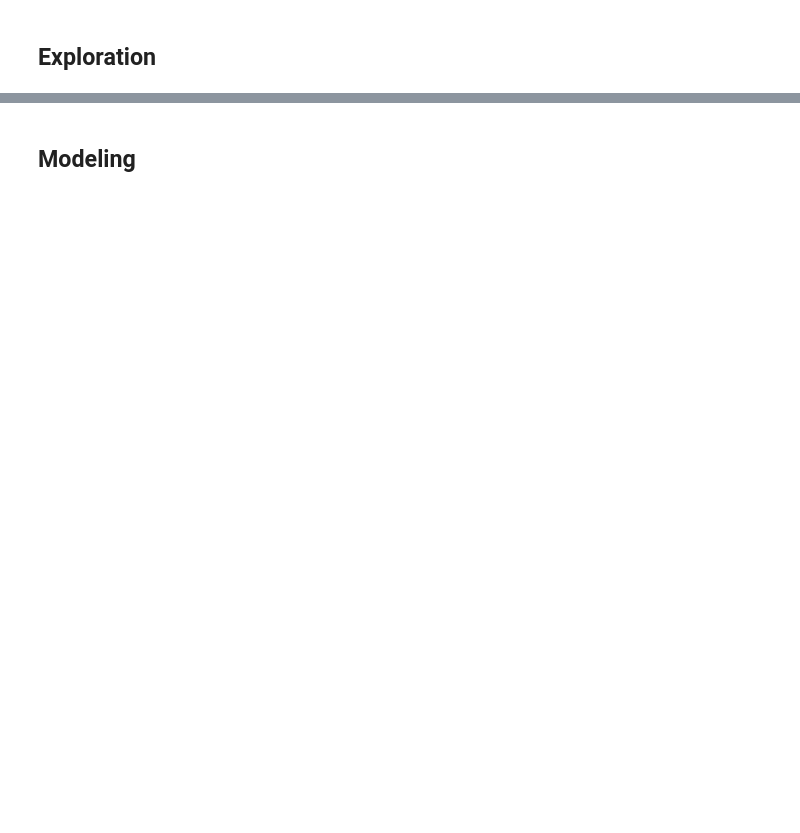
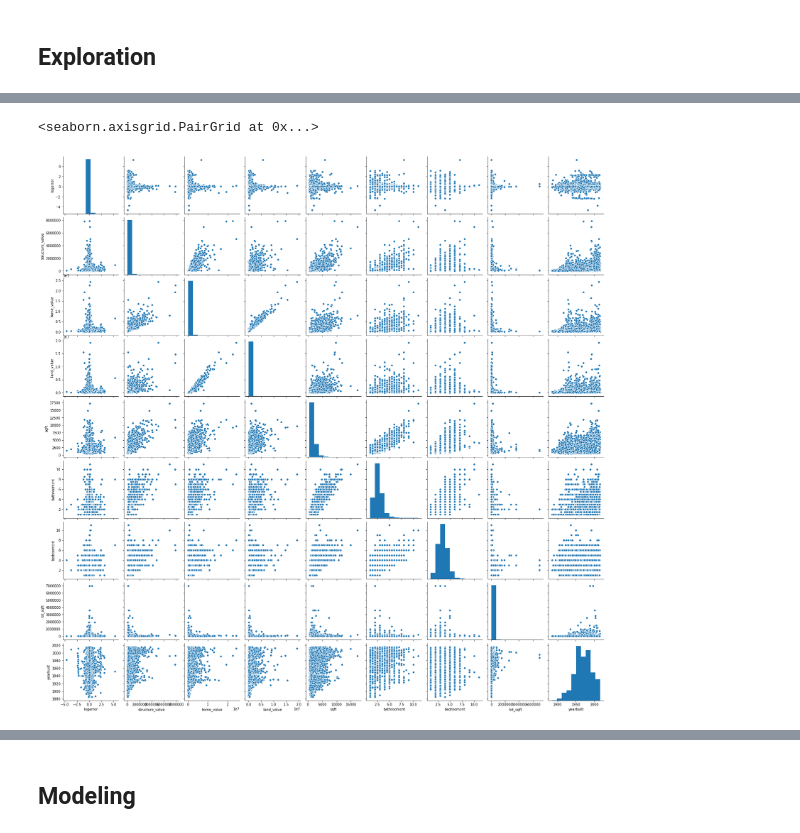
Before and after one commit to Brandon-Martinez27/clustering_project, a Jupyter notebook: zillow_clustering_project.ipynb, the cells around one changed output, grey strips where cells are left out. Cells and saved outputs as stored; diff of their text form; code cells hidden in the pictures; blank space fills up the shorter version.

```diff
--- a/zillow_clustering_project.ipynb
+++ b/zillow_clustering_project.ipynb
@@ -47,0 +147,19 @@ memory usage: 38.1+ MB
+# %%
+# Continuous valued columns to use median to replace nulls
+
+cols = [
+    "structuretaxvaluedollarcnt",
+    "taxamount",
+    "taxvaluedollarcnt",
+    "landtaxvaluedollarcnt",
+    "structuretaxvaluedollarcnt",
+    "calculatedfinishedsquarefeet",
+    "lotsizesquarefeet"
+]
+
+
+for col in cols:
+    median = train[col].median()
+    train[col].fillna(median, inplace=True)
+    validate[col].fillna(median, inplace=True)
+    test[col].fillna(median, inplace=True)
@@ -47,0 +174,14 @@ memory usage: 38.1+ MB
+# %%
+# rename columns for easy reading
+cols_to_rename = {
+    'regionidzip': 'zipcode',
+    'calculatedfinishedsquarefeet': 'sqft',
+    'taxvaluedollarcnt': 'home_value',
+    'lotsizesquarefeet': 'lot_sqft',
+    'propertylandusetypeid': 'property_type',
+    'structuretaxvaluedollarcnt': 'structure_value',
+    'landtaxvaluedollarcnt': 'land_value'
+    ''}
+train = train.rename(columns=cols_to_rename)
+validate = validate.rename(columns=cols_to_rename)
+test = validate.rename(columns=cols_to_rename)
@@ -49,0 +252,14 @@ memory usage: 38.1+ MB
+# %%
+sns.pairplot(train[[
+    "logerror",
+    "structure_value",
+    "home_value",
+    "land_value",
+    "sqft",
+    "bathroomcnt",
+    "bedroomcnt",
+    "lot_sqft", "yearbuilt"
+]])
+# %% [output]
+<seaborn.axisgrid.PairGrid at 0x...>
+[figure, added]
```
Also changed, not shown: parts of 55 cells of this notebook, 4 other files.
